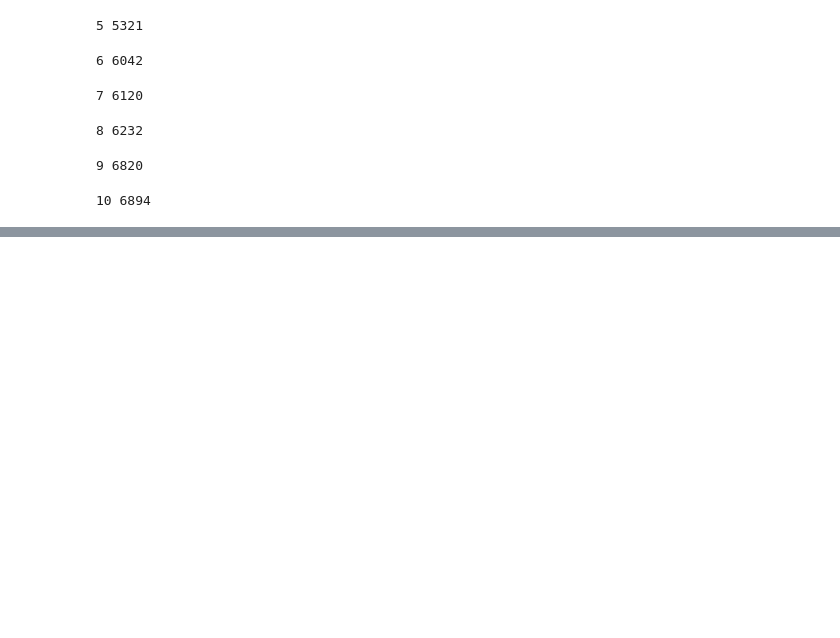
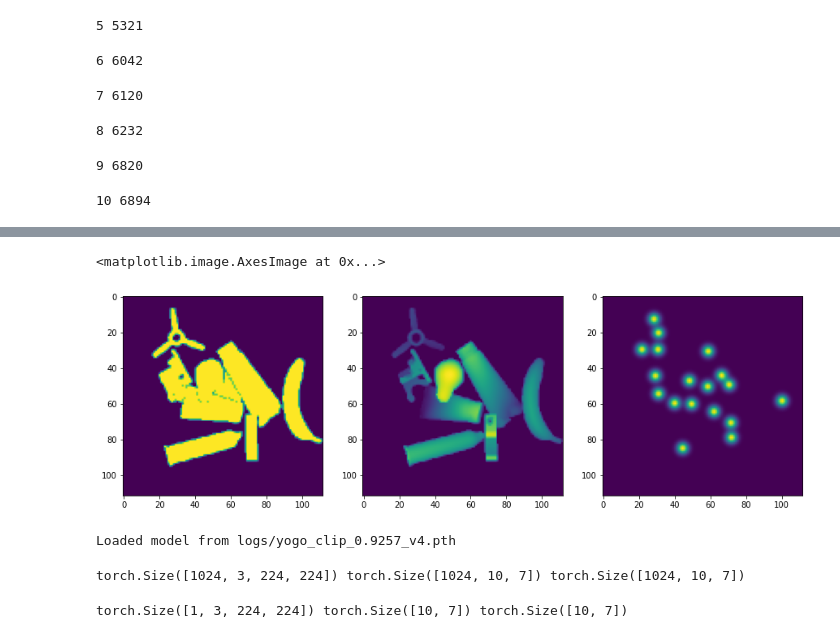
Before and after one commit to yuanmingqi/SAMG, a Jupyter notebook: test.ipynb, the cells around one changed output, grey strips where cells are left out. Cells and saved outputs as stored; diff of their text form; code cells hidden in the pictures; blank space fills up the shorter version.

```diff
--- a/test.ipynb
+++ b/test.ipynb
@@ -333,0 +408,12 @@ for num_obj in range(1, 11):
+# %%
+scene_image = cv2.resize(scene_image, (112, 112))
+plt.figure(figsize=(15, 5))
+plt.subplot(1, 3, 1)
+plt.imshow(scene_image[:,:,0])
+plt.subplot(1, 3, 2)
+plt.imshow(scene_image[:,:,1])
+plt.subplot(1, 3, 3)
+plt.imshow(scene_image[:,:,2])
+# %% [output]
+<matplotlib.image.AxesImage at 0x...>
+[figure, added]
@@ -333,0 +429,26 @@ for num_obj in range(1, 11):
+# %%
+from torch import nn
+import os
+os.environ['CUDA_VISIBLE_DEVICES'] = '2,3'
+from train_yogo_clip_v8 import YOGO, load_h5_file, build_loader
+import torch as th
+
+device = th.device('cuda')
+
+eval_data = load_h5_file(f"datasets/single/clip_dataset_patch{10}_100k_eval.h5")
+eval_loader = build_loader(None, eval_data, batch_size=1024, device=device, num_workers=4, eval=True)
+
+yogo = YOGO(224, 7, 512, 512, None).to(device)
+# create parallel model
+yogo = nn.DataParallel(yogo)
+yogo.module.load("logs/yogo_clip_0.9257_v4.pth", device)
+# %% [output]
+Loaded model from logs/yogo_clip_0.9257_v4.pth
+# %%
+scene_images, success_grasps, failure_grasps = next(iter(eval_loader))
+scene_images = scene_images.to(device)
+success_grasps = success_grasps.to(device)
+failure_grasps = failure_grasps.to(device)
+print(scene_images.shape, success_grasps.shape, failure_grasps.shape)
+# %% [output]
+torch.Size([1024, 3, 224, 224]) torch.Size([1024, 10, 7]) torch.Size([1024, 10, 7])
@@ -333,0 +465,14 @@ for num_obj in range(1, 11):
+# %%
+s = scene_images[0].unsqueeze(0)
+sg = th.zeros(10, 7)
+fg = th.zeros(10, 7)
+sg[0] = success_grasps[0, 0]
+fg[0] = failure_grasps[0, 0]
+# sg = success_grasps[0, 0].unsqueeze(0)
+# fg = failure_grasps[0, 0].unsqueeze(0)
+print(s.shape, sg.shape, fg.shape)
+scene_features, pos_features, neg_features = yogo(s, sg, fg)
+pos_features = th.mean(pos_features, dim=0, keepdim=True)
+neg_features = th.mean(neg_features, dim=0, keepdim=True)
+# %% [output]
+torch.Size([1, 3, 224, 224]) torch.Size([10, 7]) torch.Size([10, 7])
```
Also changed, not shown: parts of 10 cells of this notebook, 37 other files.
